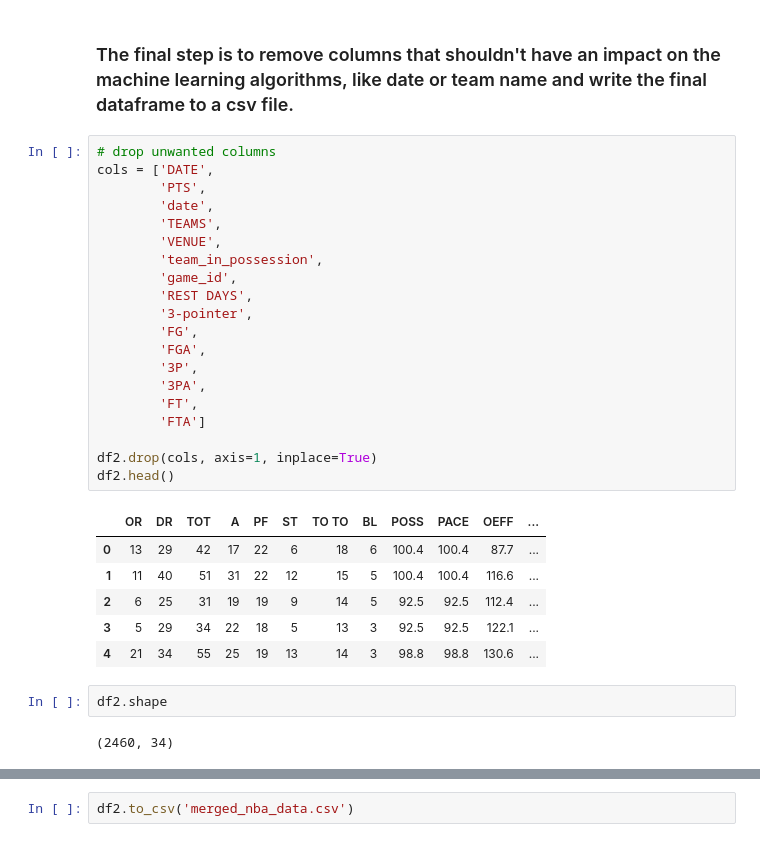
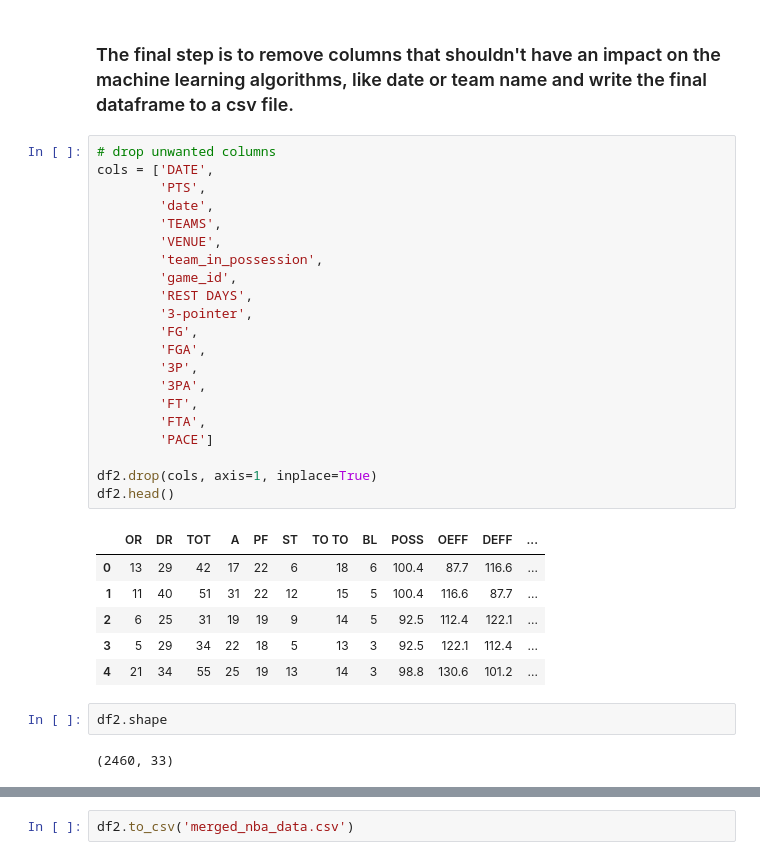
Before and after one commit to MPhillips55/Capstone_Project_1_2016-2017_NBA_Data, a Jupyter notebook: Machine Learning/Pandas Data Wrangling.ipynb, the cells around one changed output, grey strips where cells are left out. Saved outputs shown, nothing was run; the diff lists cells and outputs as text.

```diff
--- a/Machine Learning/Pandas Data Wrangling.ipynb
+++ b/Machine Learning/Pandas Data Wrangling.ipynb
@@ -389,31 +389,32 @@ df2.to_csv('merged_nba_data_reg.csv')
 # %%
 # drop unwanted columns
 cols = ['DATE',
         'PTS',
         'date',
         'TEAMS',
         'VENUE',
         'team_in_possession',
         'game_id',
         'REST DAYS',
         '3-pointer',
         'FG',
         'FGA',
         '3P',
         '3PA',
         'FT',
-        'FTA']
+        'FTA',
+        'PACE']
 
 df2.drop(cols, axis=1, inplace=True)
 df2.head()
 # %% [output]
-|  | OR | DR | TOT | A | PF | ST | TO TO | BL | POSS | PACE | OEFF | ... |
-| 0 | 13 | 29 | 42 | 17 | 22 | 6 | 18 | 6 | 100.4 | 100.4 | 87.7 | ... |
-| 1 | 11 | 40 | 51 | 31 | 22 | 12 | 15 | 5 | 100.4 | 100.4 | 116.6 | ... |
-| 2 | 6 | 25 | 31 | 19 | 19 | 9 | 14 | 5 | 92.5 | 92.5 | 112.4 | ... |
-| 3 | 5 | 29 | 34 | 22 | 18 | 5 | 13 | 3 | 92.5 | 92.5 | 122.1 | ... |
-| 4 | 21 | 34 | 55 | 25 | 19 | 13 | 14 | 3 | 98.8 | 98.8 | 130.6 | ... |
+|  | OR | DR | TOT | A | PF | ST | TO TO | BL | POSS | OEFF | DEFF | ... |
+| 0 | 13 | 29 | 42 | 17 | 22 | 6 | 18 | 6 | 100.4 | 87.7 | 116.6 | ... |
+| 1 | 11 | 40 | 51 | 31 | 22 | 12 | 15 | 5 | 100.4 | 116.6 | 87.7 | ... |
+| 2 | 6 | 25 | 31 | 19 | 19 | 9 | 14 | 5 | 92.5 | 112.4 | 122.1 | ... |
+| 3 | 5 | 29 | 34 | 22 | 18 | 5 | 13 | 3 | 92.5 | 122.1 | 112.4 | ... |
+| 4 | 21 | 34 | 55 | 25 | 19 | 13 | 14 | 3 | 98.8 | 130.6 | 101.2 | ... |
 # %%
 df2.shape
 # %% [output]
-(2460, 34)
+(2460, 33)
```
Also changed, not shown: parts of 1 cell of this notebook, 4 other files.
